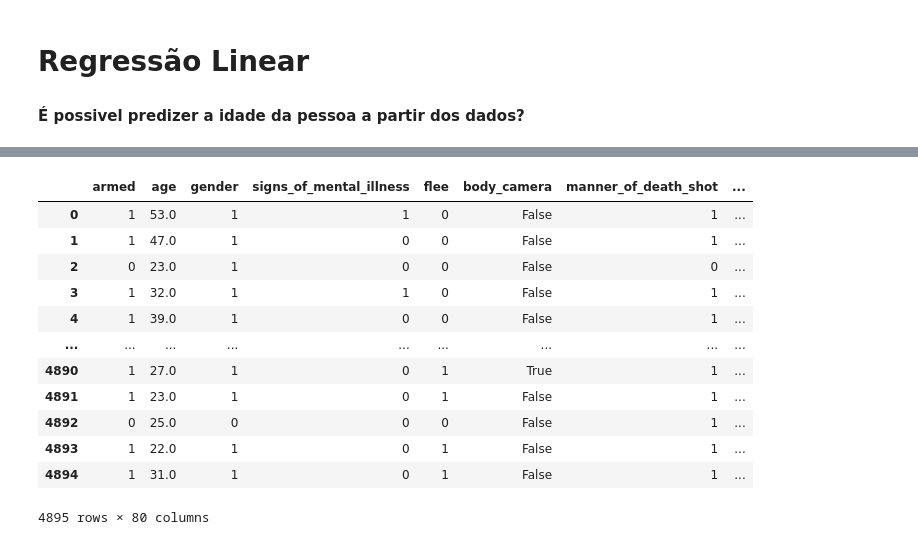
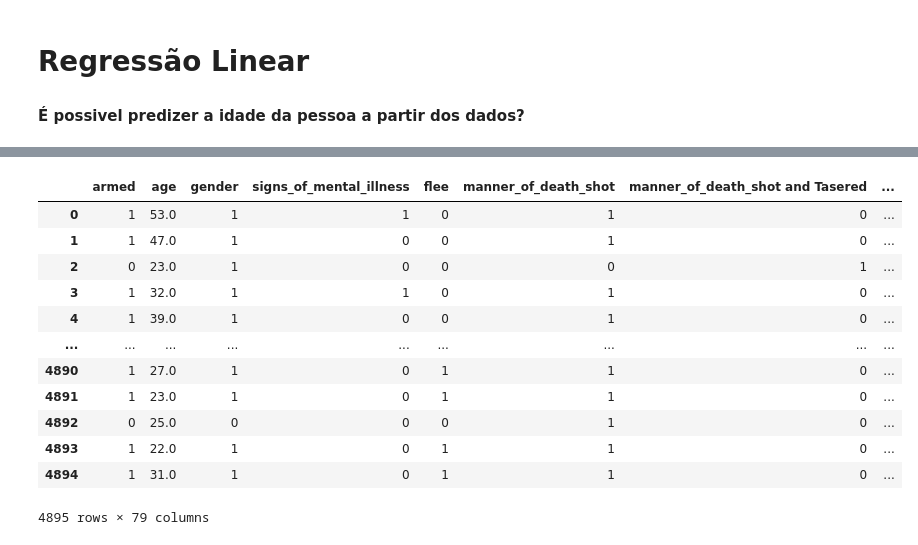
Before and after one commit to nascimentocrp/icd-trabalho-final, a Jupyter notebook: notebooks/Regressão.ipynb, the cells around one changed output, grey strips where cells are left out. Saved outputs shown, nothing was run; the diff lists cells and outputs as text; code cells hidden in the pictures.

```diff
--- a/notebooks/Regressão.ipynb
+++ b/notebooks/Regressão.ipynb
@@ -18,28 +18,28 @@ df.groupby('flee').count()
 # %%
 data = df.copy()
 binary_gender = data['gender'] =='M'
 binary_gender = binary_gender.astype(int)
 data['gender'] = binary_gender
 
 data['armed'] = (data['armed'] != 'unarmed').astype(int)
 
 data['flee'] = (data['flee'] != 'Not fleeing').astype(int)
 
 data['signs_of_mental_illness'] = data['signs_of_mental_illness'].astype(int)
-data= data.drop(['name','date','id','city'], axis=1)
+data= data.drop(['name','date','id','city','body_camera'], axis=1)
 data = pd.get_dummies(data)
 data
 # %% [output]
-|  | armed | age | gender | signs_of_mental_illness | flee | body_camera | manner_of_death_shot | ... |
-| 0 | 1 | 53.0 | 1 | 1 | 0 | False | 1 | ... |
-| 1 | 1 | 47.0 | 1 | 0 | 0 | False | 1 | ... |
-| 2 | 0 | 23.0 | 1 | 0 | 0 | False | 0 | ... |
-| 3 | 1 | 32.0 | 1 | 1 | 0 | False | 1 | ... |
-| 4 | 1 | 39.0 | 1 | 0 | 0 | False | 1 | ... |
+|  | armed | age | gender | signs_of_mental_illness | flee | manner_of_death_shot | manner_of_death_shot and Tasered | ... |
+| 0 | 1 | 53.0 | 1 | 1 | 0 | 1 | 0 | ... |
+| 1 | 1 | 47.0 | 1 | 0 | 0 | 1 | 0 | ... |
+| 2 | 0 | 23.0 | 1 | 0 | 0 | 0 | 1 | ... |
+| 3 | 1 | 32.0 | 1 | 1 | 0 | 1 | 0 | ... |
+| 4 | 1 | 39.0 | 1 | 0 | 0 | 1 | 0 | ... |
 | ... | ... | ... | ... | ... | ... | ... | ... | ... |
-| 4890 | 1 | 27.0 | 1 | 0 | 1 | True | 1 | ... |
-| 4891 | 1 | 23.0 | 1 | 0 | 1 | False | 1 | ... |
-| 4892 | 0 | 25.0 | 0 | 0 | 0 | False | 1 | ... |
-| 4893 | 1 | 22.0 | 1 | 0 | 1 | False | 1 | ... |
-| 4894 | 1 | 31.0 | 1 | 0 | 1 | False | 1 | ... |
+| 4890 | 1 | 27.0 | 1 | 0 | 1 | 1 | 0 | ... |
+| 4891 | 1 | 23.0 | 1 | 0 | 1 | 1 | 0 | ... |
+| 4892 | 0 | 25.0 | 0 | 0 | 0 | 1 | 0 | ... |
+| 4893 | 1 | 22.0 | 1 | 0 | 1 | 1 | 0 | ... |
+| 4894 | 1 | 31.0 | 1 | 0 | 1 | 1 | 0 | ... |
-4895 rows × 80 columns
+4895 rows × 79 columns
```
Also changed, not shown: parts of 3 cells of this notebook.
